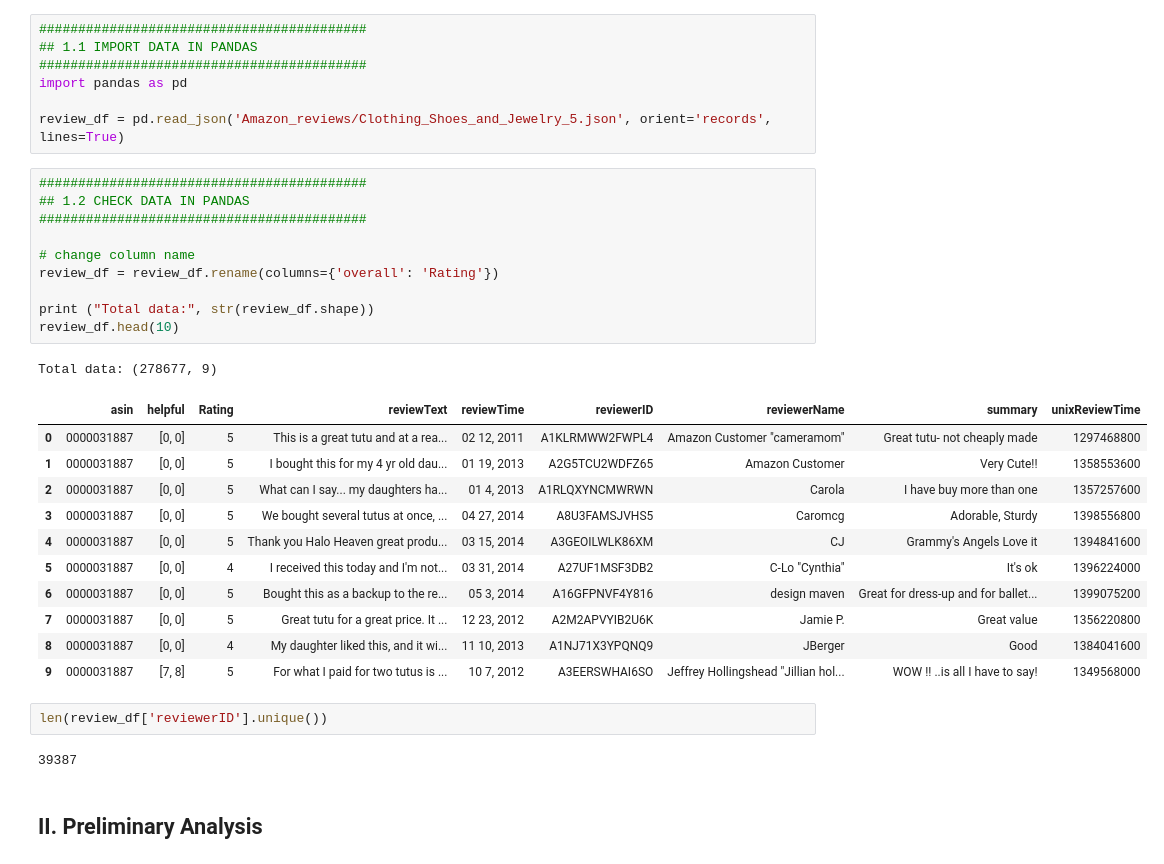
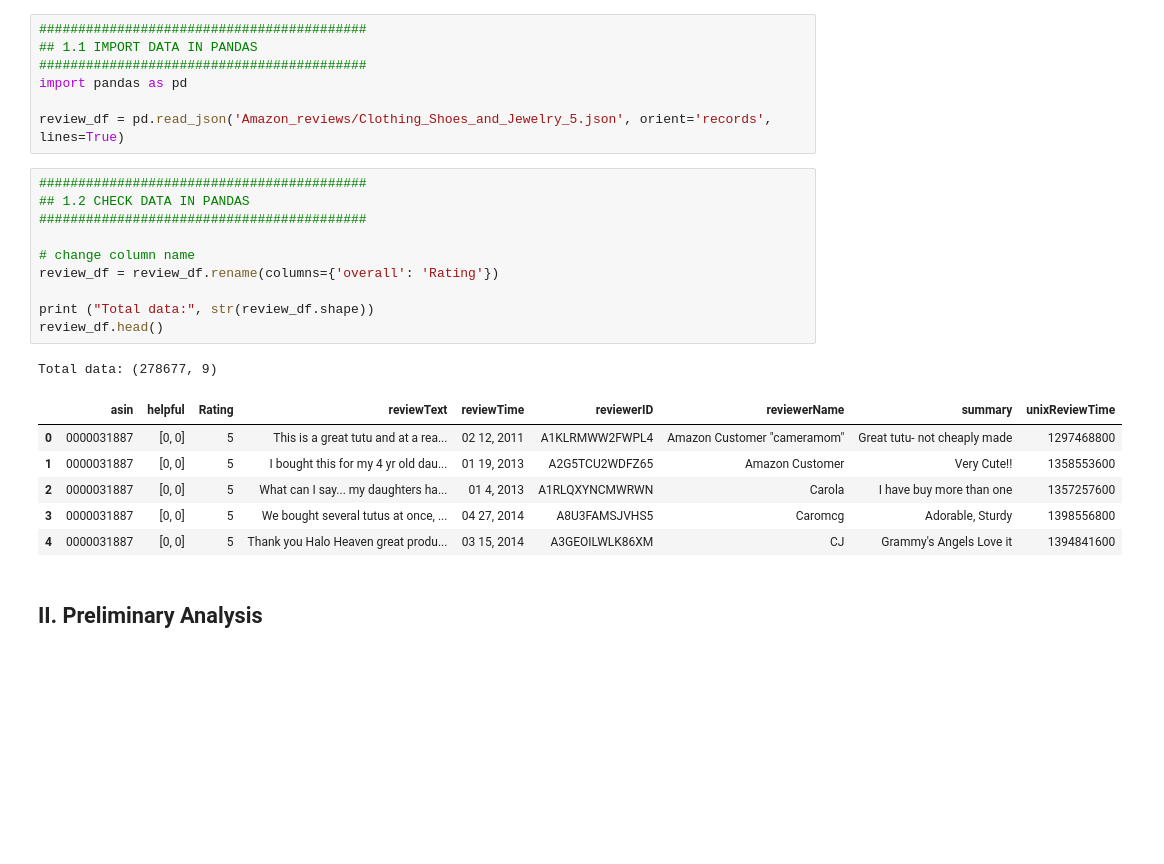
Before and after one commit to anxin16/Capstone-Project-3, a Jupyter notebook: Milestone-Report/Amazon-Review_1.ipynb, the cells around one changed output. Cells and saved outputs as stored; diff of their text form; blank space fills up the shorter version.

```diff
--- a/Milestone-Report/Amazon-Review_1.ipynb
+++ b/Milestone-Report/Amazon-Review_1.ipynb
@@ -33,30 +33,21 @@ review_df = pd.read_json('Amazon_reviews/Clothing_Shoes_and_Jewelry_5.json', ori
 # %%
 ##########################################
 ## 1.2 CHECK DATA IN PANDAS
 ##########################################
 
 # change column name
 review_df = review_df.rename(columns={'overall': 'Rating'})
 
 print ("Total data:", str(review_df.shape))
-review_df.head(10)
+review_df.head()
 # %% [output]
 Total data: (278677, 9)
 |  | asin | helpful | Rating | reviewText | reviewTime | reviewerID | reviewerName | summary | unixReviewTime |
 | 0 | 0000031887 | [0, 0] | 5 | This is a great tutu and at a rea... | 02 12, 2011 | A1KLRMWW2FWPL4 | Amazon Customer "cameramom" | Great tutu- not cheaply made | 1297468800 |
 | 1 | 0000031887 | [0, 0] | 5 | I bought this for my 4 yr old dau... | 01 19, 2013 | A2G5TCU2WDFZ65 | Amazon Customer | Very Cute!! | 1358553600 |
 | 2 | 0000031887 | [0, 0] | 5 | What can I say... my daughters ha... | 01 4, 2013 | A1RLQXYNCMWRWN | Carola | I have buy more than one | 1357257600 |
 | 3 | 0000031887 | [0, 0] | 5 | We bought several tutus at once, ... | 04 27, 2014 | A8U3FAMSJVHS5 | Caromcg | Adorable, Sturdy | 1398556800 |
 | 4 | 0000031887 | [0, 0] | 5 | Thank you Halo Heaven great produ... | 03 15, 2014 | A3GEOILWLK86XM | CJ | Grammy's Angels Love it | 1394841600 |
-| 5 | 0000031887 | [0, 0] | 4 | I received this today and I'm not... | 03 31, 2014 | A27UF1MSF3DB2 | C-Lo "Cynthia" | It's ok | 1396224000 |
-| 6 | 0000031887 | [0, 0] | 5 | Bought this as a backup to the re... | 05 3, 2014 | A16GFPNVF4Y816 | design maven | Great for dress-up and for ballet... | 1399075200 |
-| 7 | 0000031887 | [0, 0] | 5 | Great tutu for a great price. It ... | 12 23, 2012 | A2M2APVYIB2U6K | Jamie P. | Great value | 1356220800 |
-| 8 | 0000031887 | [0, 0] | 4 | My daughter liked this, and it wi... | 11 10, 2013 | A1NJ71X3YPQNQ9 | JBerger | Good | 1384041600 |
-| 9 | 0000031887 | [7, 8] | 5 | For what I paid for two tutus is ... | 10 7, 2012 | A3EERSWHAI6SO | Jeffrey Hollingshead "Jillian hol... | WOW !! ..is all I have to say! | 1349568000 |
-# %%
-len(review_df['reviewerID'].unique())
-# %% [output]
-39387
 # %% [markdown]
 ## II. Preliminary Analysis
 # %%
```
Also changed, not shown: parts of 39 cells of this notebook.
